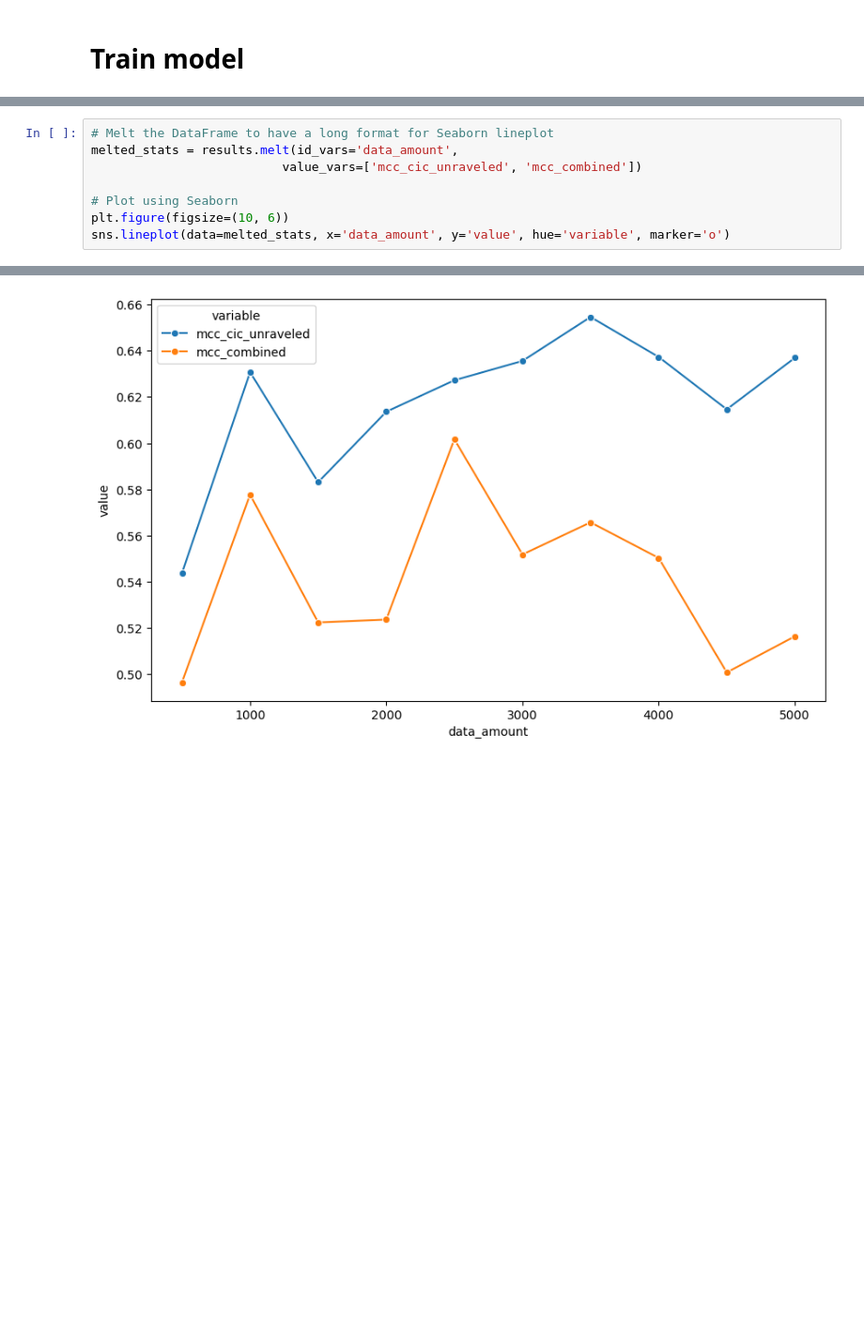
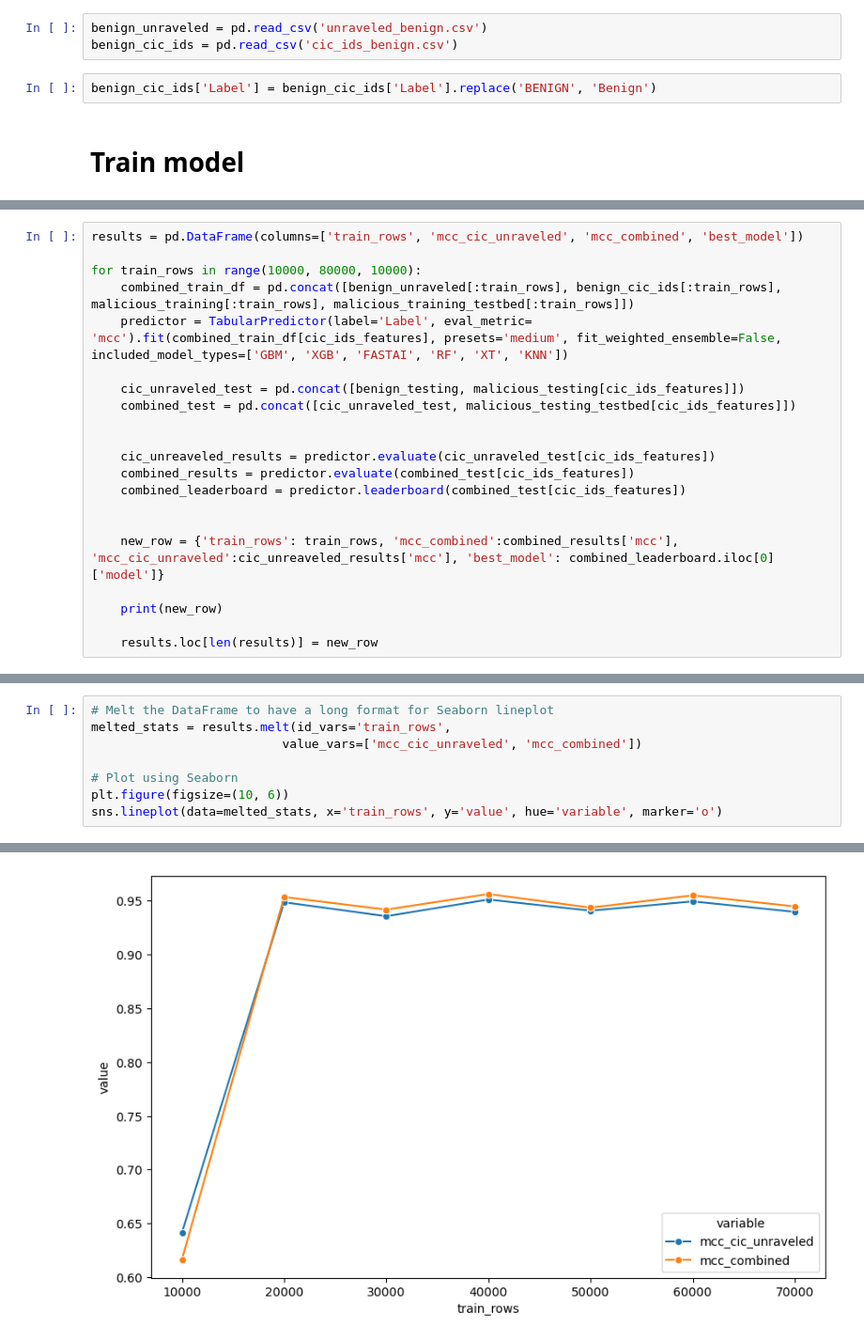
Before and after one commit to navya144/modular_ids_framework, a Jupyter notebook: benign_malicious_model.ipynb, the cells around one changed output, grey strips where cells are left out. Shown: that part at 94% size. Cells and saved outputs as stored; diff of their text form; blank space fills up the shorter version.

```diff
--- a/benign_malicious_model.ipynb
+++ b/benign_malicious_model.ipynb
@@ -112,5 +112,10 @@ malicious_testing['Label'] = 'malicious'
 # testbed data has no benign samples
 malicious_testing_testbed = pd.concat([persistent_testbed_test, non_persistent_testbed_test])
 malicious_testing_testbed['Label'] = 'malicious'
+# %%
+benign_unraveled = pd.read_csv('unraveled_benign.csv')
+benign_cic_ids = pd.read_csv('cic_ids_benign.csv')
+# %%
+benign_cic_ids['Label'] = benign_cic_ids['Label'].replace('BENIGN', 'Benign')
 # %% [markdown]
 # Train model
@@ -270,0 +122,21 @@ results
+# %%
+results = pd.DataFrame(columns=['train_rows', 'mcc_cic_unraveled', 'mcc_combined', 'best_model'])
+
+for train_rows in range(10000, 80000, 10000):
+    combined_train_df = pd.concat([benign_unraveled[:train_rows], benign_cic_ids[:train_rows], malicious_training[:train_rows], malicious_training_testbed[:train_rows]])
+    predictor = TabularPredictor(label='Label', eval_metric= 'mcc').fit(combined_train_df[cic_ids_features], presets='medium', fit_weighted_ensemble=False, included_model_types=['GBM', 'XGB', 'FASTAI', 'RF', 'XT', 'KNN'])
+
+    cic_unraveled_test = pd.concat([benign_testing, malicious_testing[cic_ids_features]])
+    combined_test = pd.concat([cic_unraveled_test, malicious_testing_testbed[cic_ids_features]])
+
+
+    cic_unreaveled_results = predictor.evaluate(cic_unraveled_test[cic_ids_features])
+    combined_results = predictor.evaluate(combined_test[cic_ids_features])
+    combined_leaderboard = predictor.leaderboard(combined_test[cic_ids_features])
+
+
+    new_row = {'train_rows': train_rows, 'mcc_combined':combined_results['mcc'], 'mcc_cic_unraveled':cic_unreaveled_results['mcc'], 'best_model': combined_leaderboard.iloc[0]['model']}
+
+    print(new_row)
+
+    results.loc[len(results)] = new_row
@@ -271,9 +281,9 @@ results
 # %%
 # Melt the DataFrame to have a long format for Seaborn lineplot
-melted_stats = results.melt(id_vars='data_amount',
+melted_stats = results.melt(id_vars='train_rows',
                           value_vars=['mcc_cic_unraveled', 'mcc_combined'])
 
 # Plot using Seaborn
 plt.figure(figsize=(10, 6))
-sns.lineplot(data=melted_stats, x='data_amount', y='value', hue='variable', marker='o')
+sns.lineplot(data=melted_stats, x='train_rows', y='value', hue='variable', marker='o')
 # %% [output]
@@ -281 +291 @@ sns.lineplot(data=melted_stats, x='data_amount', y='value', hue='variable', mark
-[figure, old version]
+[figure, new version]
```
Also changed, not shown: parts of 9 cells of this notebook, 1 other file.
